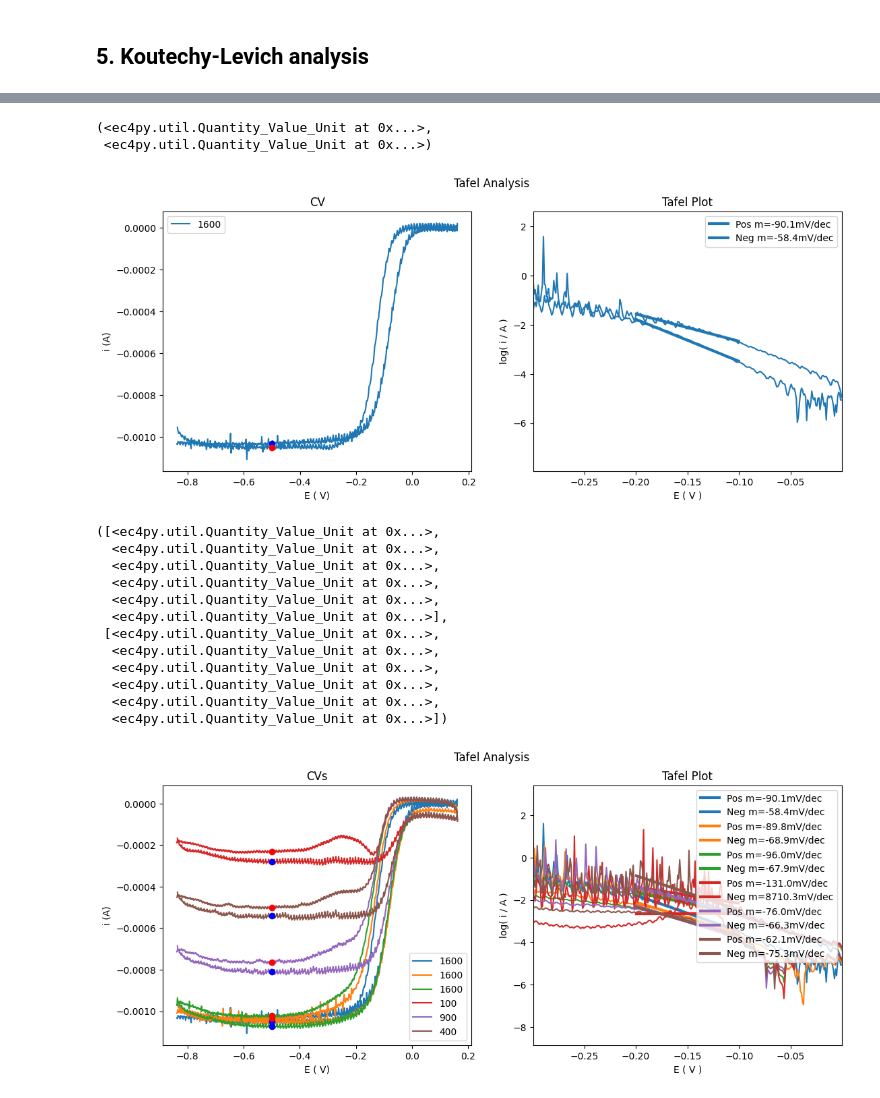
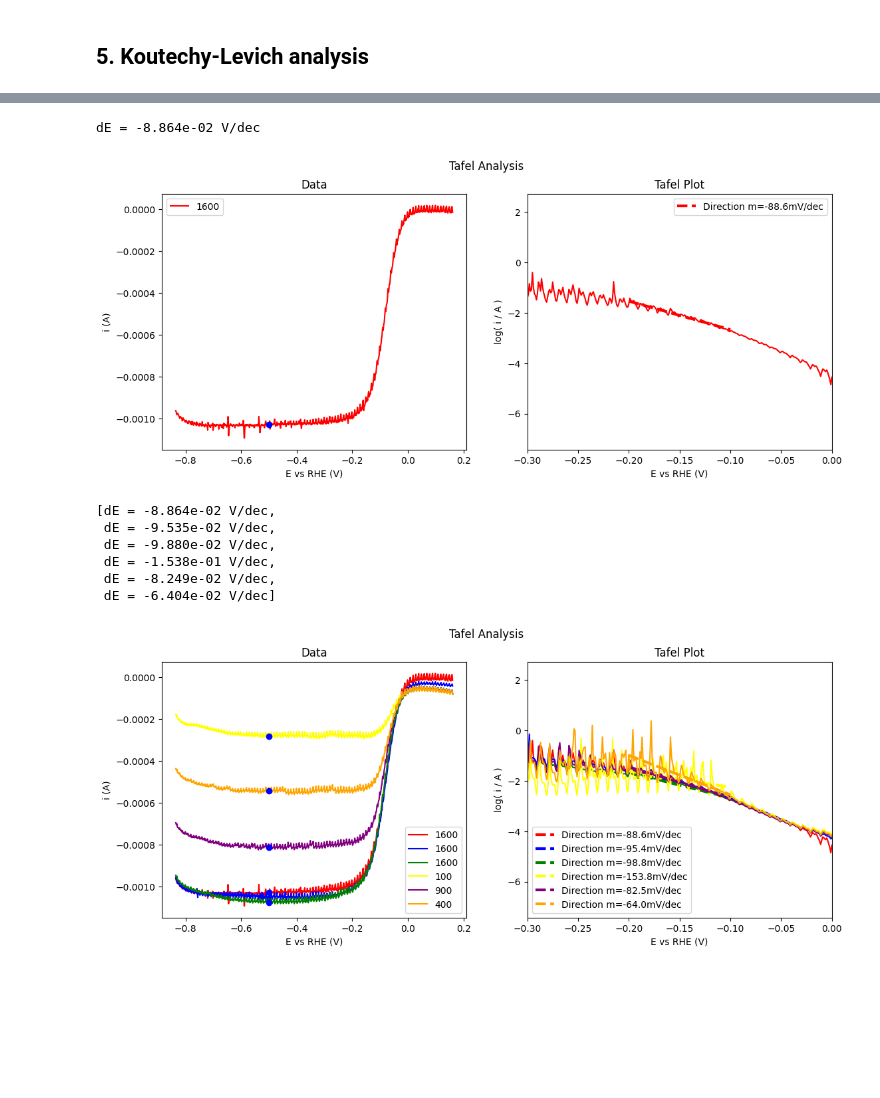
Before and after one commit to NordicEC/EC4py, a Jupyter notebook: dev/LSV_Data/LSV_Datas.ipynb, the cells around one changed output, grey strips where cells are left out. Saved outputs shown, nothing was run; the diff lists cells and outputs as text; code cells hidden in the pictures; blank space fills up the shorter version.

```diff
--- a/dev/LSV_Data/LSV_Datas.ipynb
+++ b/dev/LSV_Data/LSV_Datas.ipynb
@@ -77,28 +69,21 @@ slope:  -1.45e+00       -1.14e+00
 # %%
-CVs[0].Tafel([-0.2, -0.1 ],-0.5)
+data[0].Tafel([-0.2, -0.1 ],-0.5,color="red")
 # %% [output]
-(<ec4py.util.Quantity_Value_Unit at 0x...>,
- <ec4py.util.Quantity_Value_Unit at 0x...>)
+dE = -8.864e-02 V/dec
-[figure, old version]
+[figure, new version]
 # %%
-CVs.Tafel2([-0.2, -0.1 ],-0.5)
+data.Tafel([-0.2, -0.1 ],-0.5, ysmooth = 5, color=["red","blue","green","yellow","purple","orange","pink"])
 
 
 #use the argument to normalize the data
 # %% [output]
-([<ec4py.util.Quantity_Value_Unit at 0x...>,
-  <ec4py.util.Quantity_Value_Unit at 0x...>,
-  <ec4py.util.Quantity_Value_Unit at 0x...>,
-  <ec4py.util.Quantity_Value_Unit at 0x...>,
-  <ec4py.util.Quantity_Value_Unit at 0x...>,
-  <ec4py.util.Quantity_Value_Unit at 0x...>],
- [<ec4py.util.Quantity_Value_Unit at 0x...>,
-  <ec4py.util.Quantity_Value_Unit at 0x...>,
-  <ec4py.util.Quantity_Value_Unit at 0x...>,
-  <ec4py.util.Quantity_Value_Unit at 0x...>,
-  <ec4py.util.Quantity_Value_Unit at 0x...>,
-  <ec4py.util.Quantity_Value_Unit at 0x...>])
+[dE = -8.864e-02 V/dec,
+ dE = -9.535e-02 V/dec,
+ dE = -9.880e-02 V/dec,
+ dE = -1.538e-01 V/dec,
+ dE = -8.249e-02 V/dec,
+ dE = -6.404e-02 V/dec]
-[figure, old version]
+[figure, new version]
 # %%
 CVs.Tafel([-0.2, -0.1 ],-0.5)
 # %% [output]
```
Also changed, not shown: parts of 8 cells of this notebook, 11 other files.
